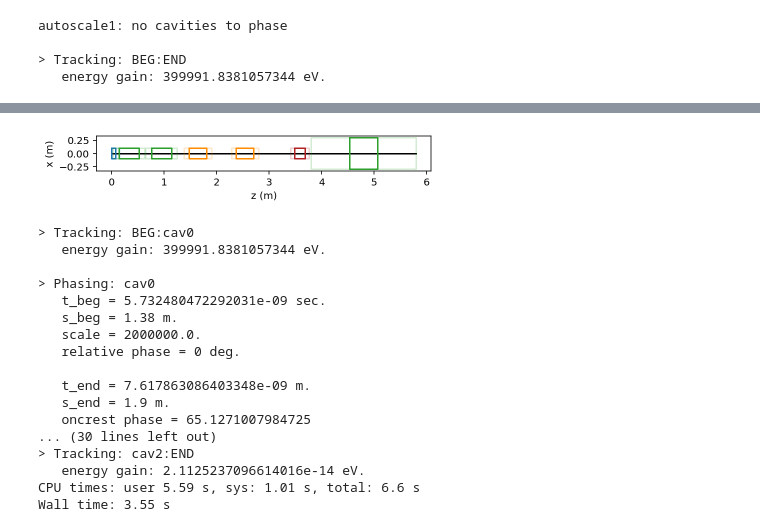
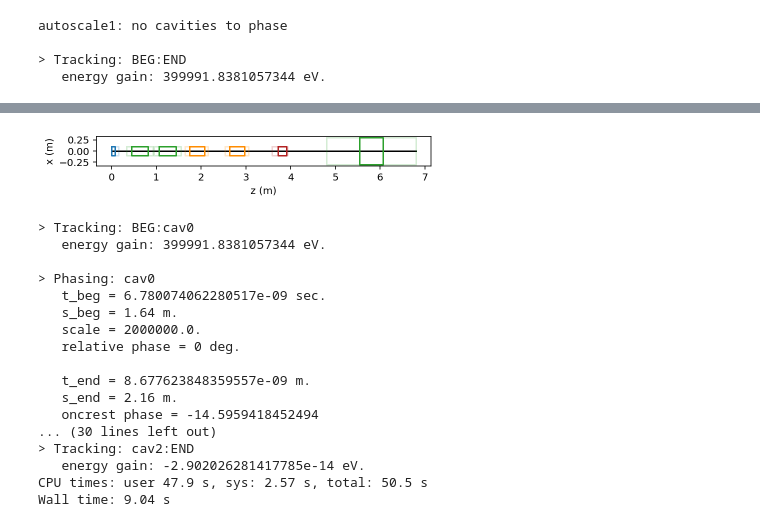
Before and after one commit to ColwynGulliford/lume-gpt, a Jupyter notebook: examples/elements/autophasing.ipynb, the cells around one changed output, grey strips where cells are left out. Cells and saved outputs as stored; diff of their text form; code cells hidden in the pictures.

Commit message:
Fixed minor bugs in new field map handlers

```diff
--- a/examples/elements/autophasing.ipynb
+++ b/examples/elements/autophasing.ipynb
@@ -145,66 +122,24 @@ plt.ylabel('KE (keV)');
 # %%
 #------------------------------------------------------------------------------------------------
 # Injector
 #------------------------------------------------------------------------------------------------
 injector = Lattice('injector')
 
 gun_cnames={'R':'r', 'Z':'z', 'Er':'Er', 'Ez':'Ez', '|E|':'|E|', 'V':'V'}
-injector.add(Map2D_E('dcgun',
-                     GUN_FILE,
-                     column_names=gun_cnames,
-                     field_pos='end',
-                     scale=4/5),
-             ds=0)
+injector.add(Map2D_E('dcgun', GUN_FILE, scale=4/5), ds=0)
 
-injector.add(Map1D_B('sol1',
-                     SOL1_FILE,
-                     scale=3.0),
-             ds=0.33,
-             ref_element='beg', element_origin='center')
+injector.add(Map1D_B('sol1', SOL1_FILE, scale=3.0), ds=0.33, ref_element='beg')
+injector.add(Map1D_B('sol2', SOL1_FILE, scale=2.0), ds=0.95, ref_element='beg')
 
-injector.add(Map1D_B('sol2',
-                     SOL1_FILE,
-                     scale=2.0),
-             ds=0.95,
-             ref_element='beg', element_origin='center')
+injector.add(Map1D_TM('cav0', CAV0_FILE, frequency=f0, scale=2.0e6, relative_phase=0), ds=1.64, ref_element='beg')
+injector.add(Map1D_TM('cav1', CAV0_FILE, frequency=f0, scale=2e6, relative_phase=0), ds=2.54, ref_element='beg')
+injector.add(Map1D_TM('cav2', CAV3_FILE, frequency=f3, scale=(42/8/9)*1e6, color='firebrick', relative_phase=180), ds=3.5864, ref_element='beg')
 
-injector.add(Map1D_TM('cav0',
-                      CAV0_FILE,
-                      frequency=f0,
-                      scale=2.0e6,
-                      relative_phase=0),
-             ds=1.64,
-             ref_element='beg', element_origin='center')
-
-injector.add(Map1D_TM('cav1',
-                      CAV0_FILE,
-                      frequency=f0,
-                      scale=2e6,
-                      relative_phase=0),
-             ds=2.54,
-             ref_element='beg',
-             element_origin='center')
-
-injector.add(Map1D_TM('cav2',
-                      CAV3_FILE,
-                      frequency=f3,
-                      scale=(42/8/9)*1e6,
-                      color='firebrick',
-                      relative_phase=180),
-             ds=3.5864,
-             ref_element='beg', element_origin='center')
-
-injector.add(Map1D_B('sol3',
-                     SOL2_FILE,
-                     width=0.6,
-                     scale=3.0 ),
-             ds=4.8,
-             ref_element='beg',
-             element_origin='center')
+injector.add(Map1D_B('sol3', SOL2_FILE, width=0.6, scale=3.0 ), ds=4.8, ref_element='beg')
 
 injector.plot_floor();
 # %% [output]
-[figure, old version]
+[figure, new version]
 # %%
 %time ts, pins, zs, runs, Gin = autophase1(injector, 0, p=100 ,workdir='temp')
 # %% [output]
@@ -212,19 +147,19 @@ injector.plot_floor();
    energy gain: 399991.8381057344 eV.
 
 > Phasing: cav0
-   t_beg = 5.732480472292031e-09 sec.
-   s_beg = 1.38 m.
+   t_beg = 6.780074062280517e-09 sec.
+   s_beg = 1.64 m.
    scale = 2000000.0.
    relative phase = 0 deg.
 
-   t_end = 7.617863086403348e-09 m.
-   s_end = 1.9 m.
-   oncrest phase = 65.1271007984725
+   t_end = 8.677623848359557e-09 m.
+   s_end = 2.16 m.
+   oncrest phase = -14.5959418452494
 ... (30 lines left out)
 > Tracking: cav2:END
-   energy gain: 2.1125237096614016e-14 eV.
-CPU times: user 5.59 s, sys: 1.01 s, total: 6.6 s
-Wall time: 3.55 s
+   energy gain: -2.902026281417785e-14 eV.
+CPU times: user 47.9 s, sys: 2.57 s, total: 50.5 s
+Wall time: 9.04 s
 # %%
 plt.plot(Gin.screen_stat('mean_z'), Gin.screen_stat('mean_kinetic_energy')/1e6);
 plt.plot(zs, (p2e(pins)-MC2)/1e6,'o');
```
Also changed, not shown: parts of 14 cells of this notebook, 5 other files.
